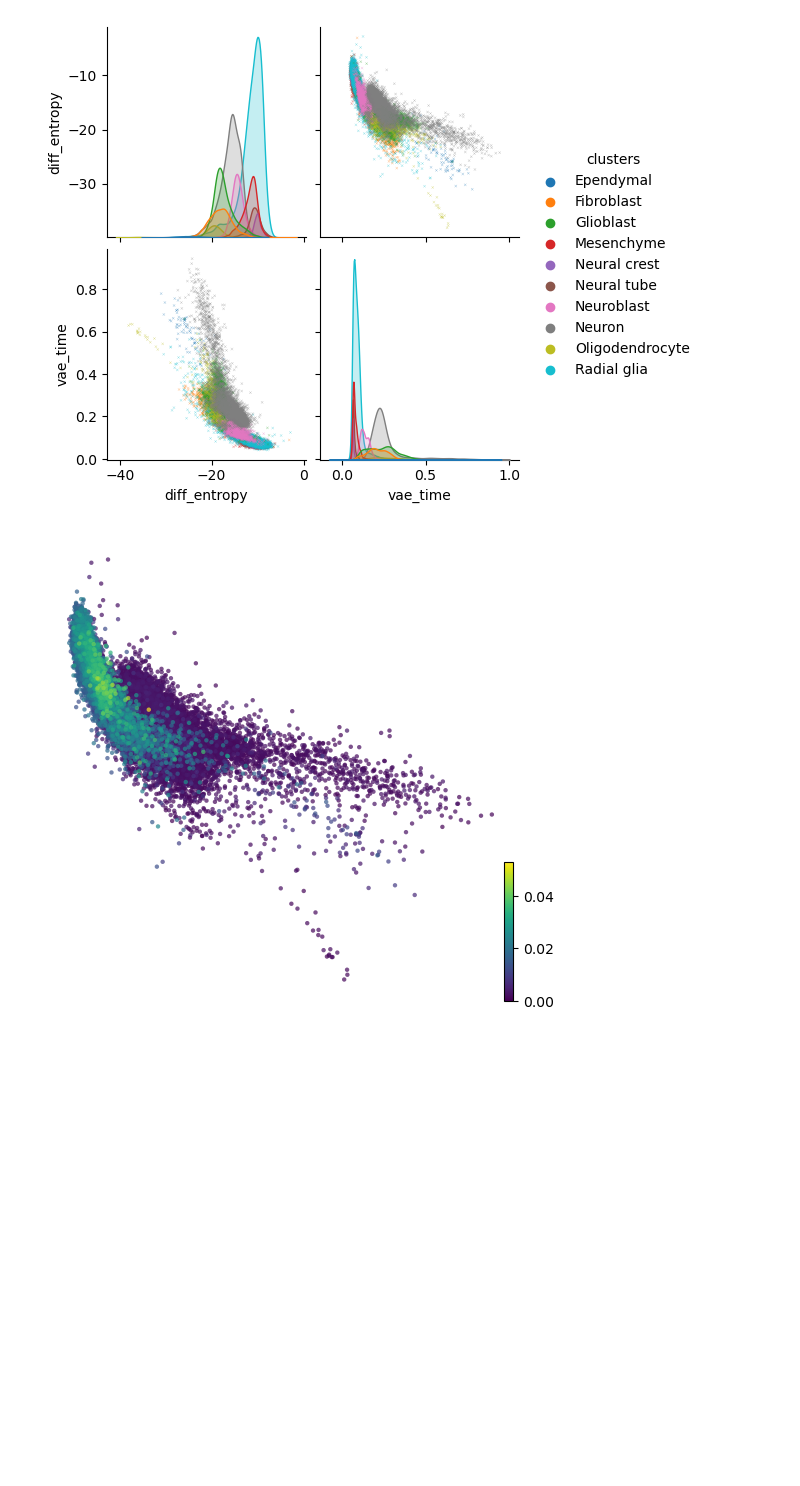
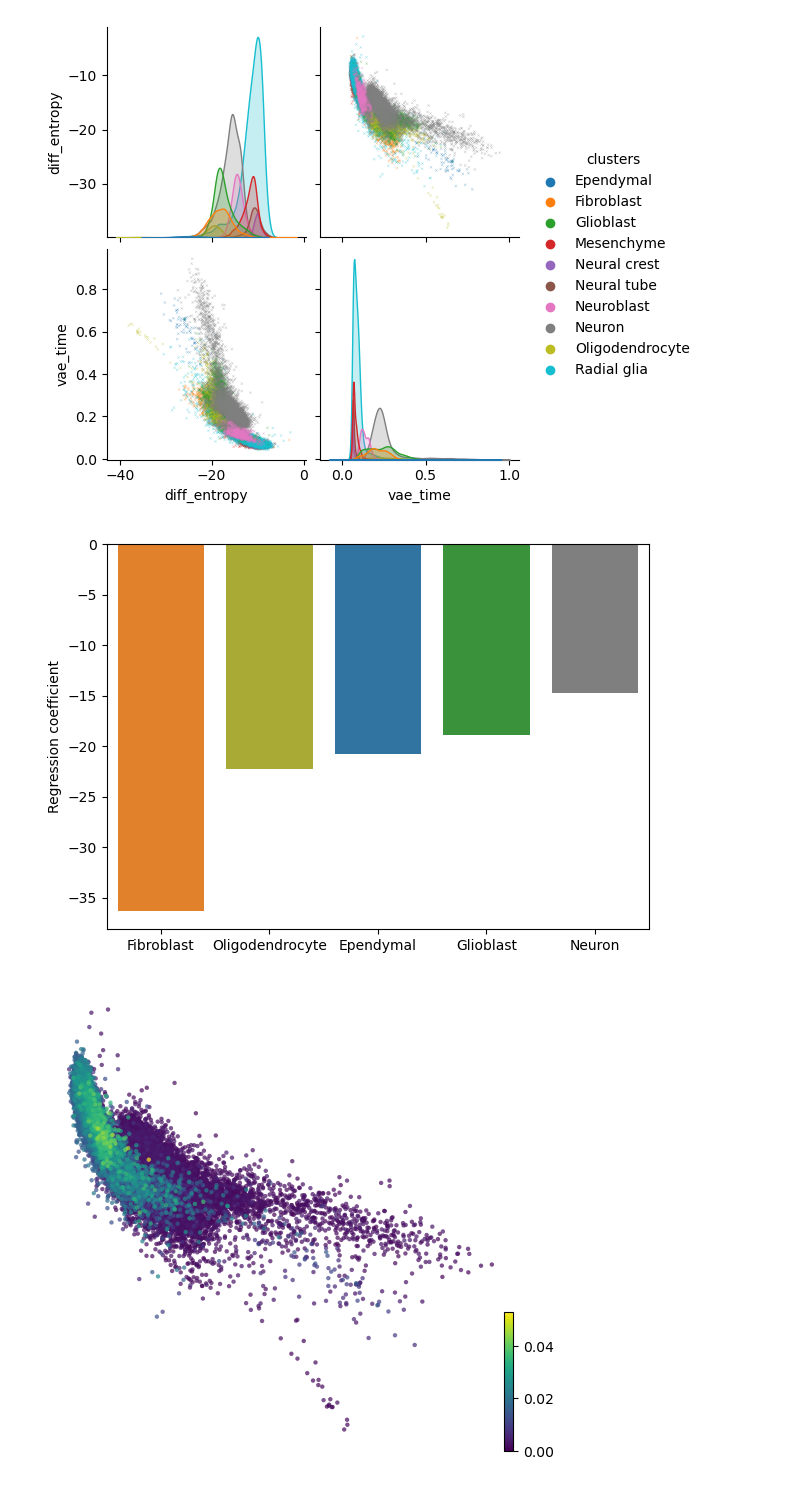
Before and after one commit to welch-lab/MultiVeloVAE, a Jupyter notebook: paper-notebooks/mvv_mouse_brain_scRNA.ipynb, the cells around one changed output. Saved outputs shown, nothing was run; the diff lists cells and outputs as text; code cells hidden in the pictures; blank space fills up the shorter version.

```diff
--- a/paper-notebooks/mvv_mouse_brain_scRNA.ipynb
+++ b/paper-notebooks/mvv_mouse_brain_scRNA.ipynb
@@ -153,6 +153,26 @@ scv.pl.umap(adata, color='CellCycle', size=30)
 sns.pairplot(adata.obs[['diff_entropy', 'vae_time', 'clusters']], hue='clusters', palette='tab10', plot_kws={"s": 3, "alpha": 0.9}, markers='x');
 # %% [output]
 [figure]
+# %%
+slopes, intercepts = [], []
+for cluster in adata.obs['clusters'].cat.categories:
+    cluster_diff_entropy = adata.obs['diff_entropy'][adata.obs['clusters'] == cluster]
+    cluster_time = adata.obs['vae_time'][adata.obs['clusters'] == cluster]
+    slope, intercept = np.polyfit(cluster_time, cluster_diff_entropy, 1)
+    slopes.append(slope)
+    intercepts.append(intercept)
+
+slope_df = pd.DataFrame({'clusters': adata.obs['clusters'].cat.categories, 'regression coefficient': slopes})
+slope_df = slope_df.sort_values('regression coefficient')
+slope_df = slope_df.loc[np.isin(slope_df['clusters'], ['Ependymal', 'Fibroblast', 'Glioblast', 'Neuron', 'Oligodendrocyte']),:]
+fig, ax = plt.subplots(figsize=(7, 5))
+color_map = {x:y for x,y in zip(adata.obs['clusters'].cat.categories, adata.uns['clusters_colors'])}
+colors = [color_map[x] for x in slope_df['clusters']]
+sns.barplot(data=slope_df, x='clusters', y='regression coefficient', palette=colors, ax=ax);
+ax.set_xlabel('');
+ax.set_ylabel('Regression coefficient');
+# %% [output]
+[figure, added]
 # %%
 fig, ax = plt.subplots(figsize=(6, 6))
 scv.pl.scatter(adata, y='diff_entropy', x='vae_time', color='CellCycle', size=40, alpha=0.7, ax=ax, legend_loc='right', frameon=False, title='');
```
Also changed, not shown: parts of 5 cells of this notebook, 16 other files.
